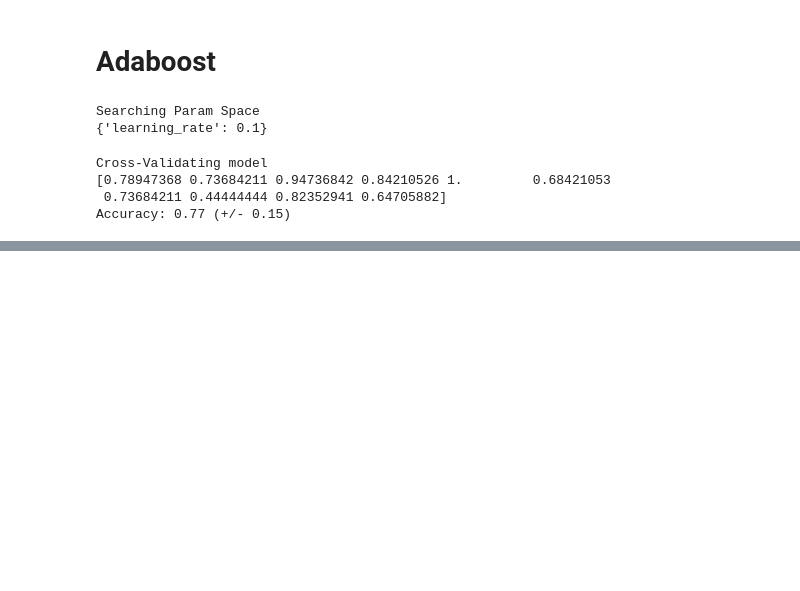
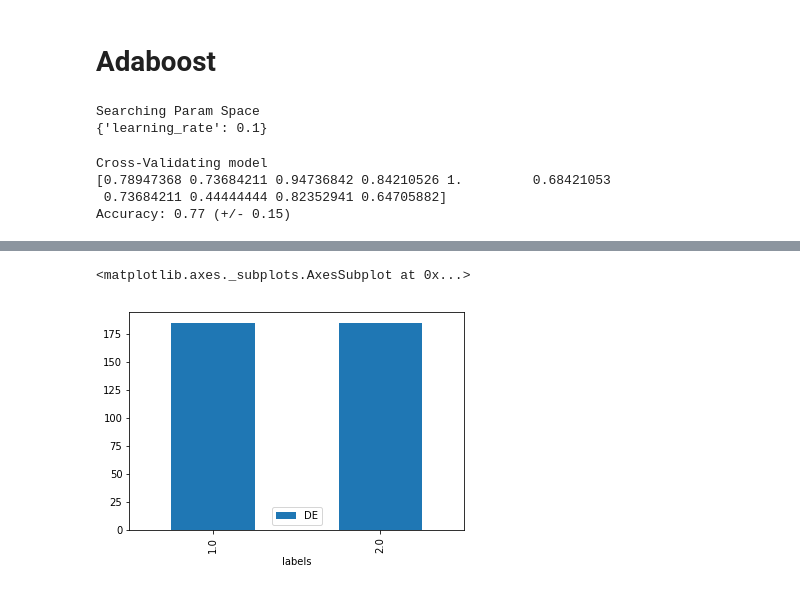
Before and after one commit to aparande/March-Madness, a Jupyter notebook: Analysis.ipynb, the cells around one changed output, grey strips where cells are left out. Saved outputs shown, nothing was run; the diff lists cells and outputs as text; code cells hidden in the pictures; blank space fills up the shorter version.

```diff
--- a/Analysis.ipynb
+++ b/Analysis.ipynb
@@ -366,0 +369,20 @@ Accuracy: 0.77 (+/- 0.15)
+# %%
+def swap(value):
+    if value == 1:
+        return 2
+    else:
+        return 1
+
+features, labels = breakData()
+reverse_features = np.zeros(features.shape)
+reverse_labels = np.zeros(labels.shape)
+for i in range(0, len(labels)):
+    reverse_labels[i] = swap(labels[i])
+    reverse_features[i, 0:8] = -1 * features[i, 0:8]
+    reverse_features[i, 8] = swap(features[i, 8])
+
+features = np.vstack((features, reverse_features))
+labels = np.append(labels, reverse_labels)
+
+doubled_data = pd.DataFrame(data=features, columns=["DE","RPI","PPG","OR","OE","FGE", "WINP", "EPR", "HighSeed"])
+doubled_data['labels'] = pd.Series(labels, index=doubled_data.index)
@@ -366,0 +398,6 @@ Accuracy: 0.77 (+/- 0.15)
+# %%
+df = doubled_data.groupby('labels').count()[["DE"]] #Pick a column since they are all the same
+df.plot.bar()
+# %% [output]
+<matplotlib.axes._subplots.AxesSubplot at 0x...>
+[figure, added]
```
Also changed, not shown: parts of 20 cells of this notebook, 4 other files.
